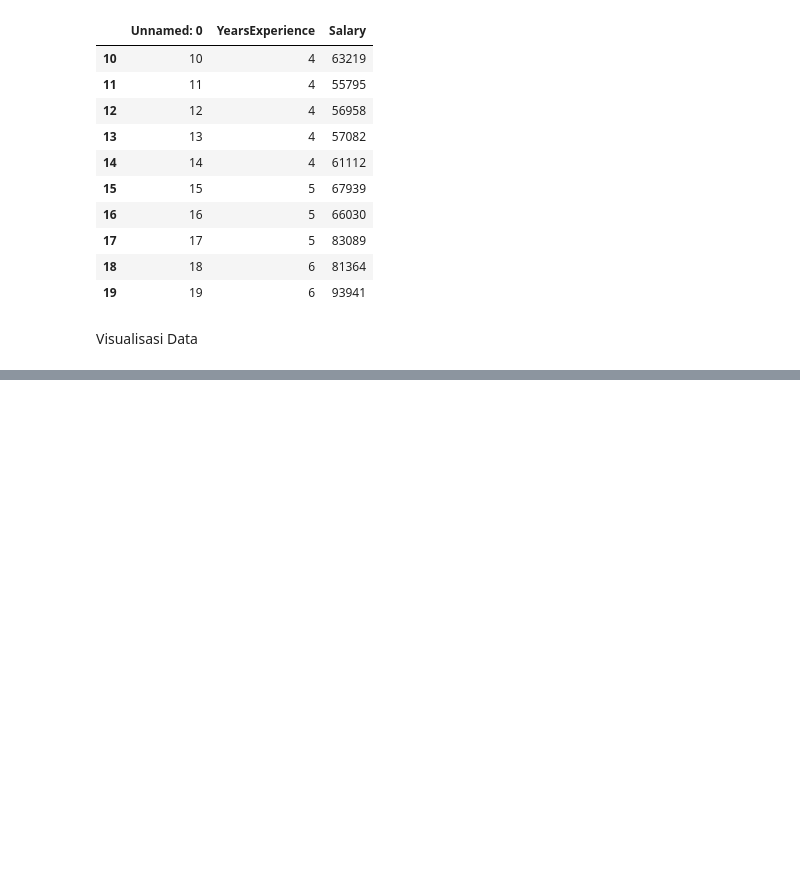
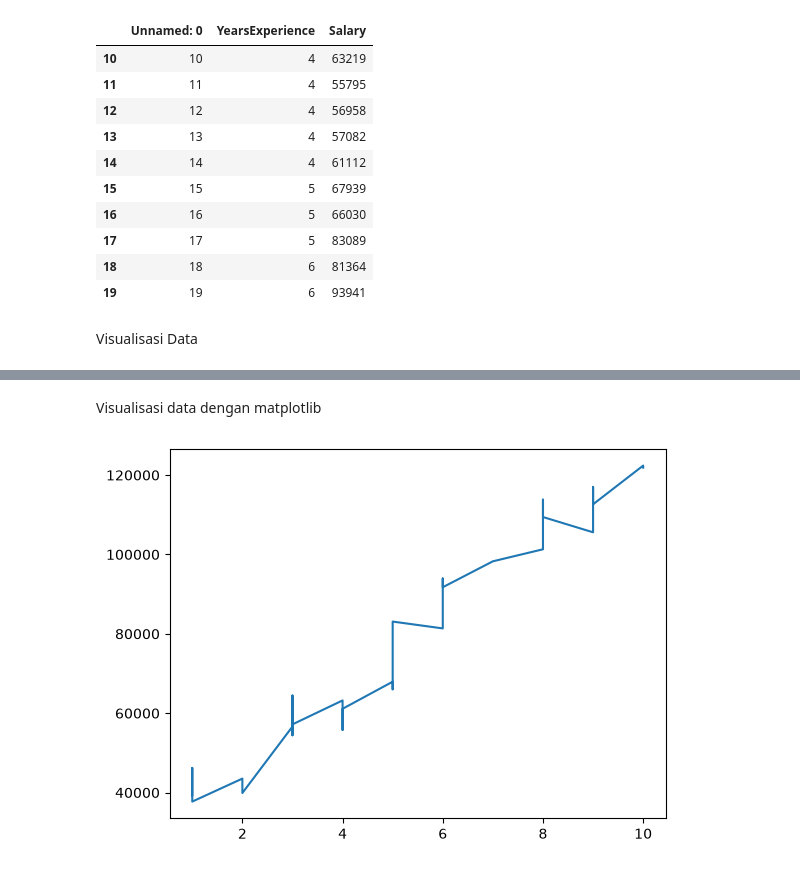
Before and after one commit to Gra0105/Salary-Linear-Regression, a Jupyter notebook: salaryLinearRegression.ipynb, the cells around one changed output, grey strips where cells are left out. Drawn from its saved outputs; the diff is of its cells as text; code cells hidden in the pictures; blank space fills up the shorter version.

Commit message:
sampai data preparation

```diff
--- a/salaryLinearRegression.ipynb
+++ b/salaryLinearRegression.ipynb
@@ -143,0 +146,12 @@ df.plot.scatter(x="YearsExperience", y="Salary", color="red")
+# %% [markdown]
+Visualisasi data dengan matplotlib
+# %%
+import matplotlib.pyplot as plt
+
+a = df["YearsExperience"]
+b = df["Salary"]
+
+plt.plot(a, b)
+plt.show()
+# %% [output]
+[figure, added]
```
Also changed, not shown: parts of 8 cells of this notebook.
